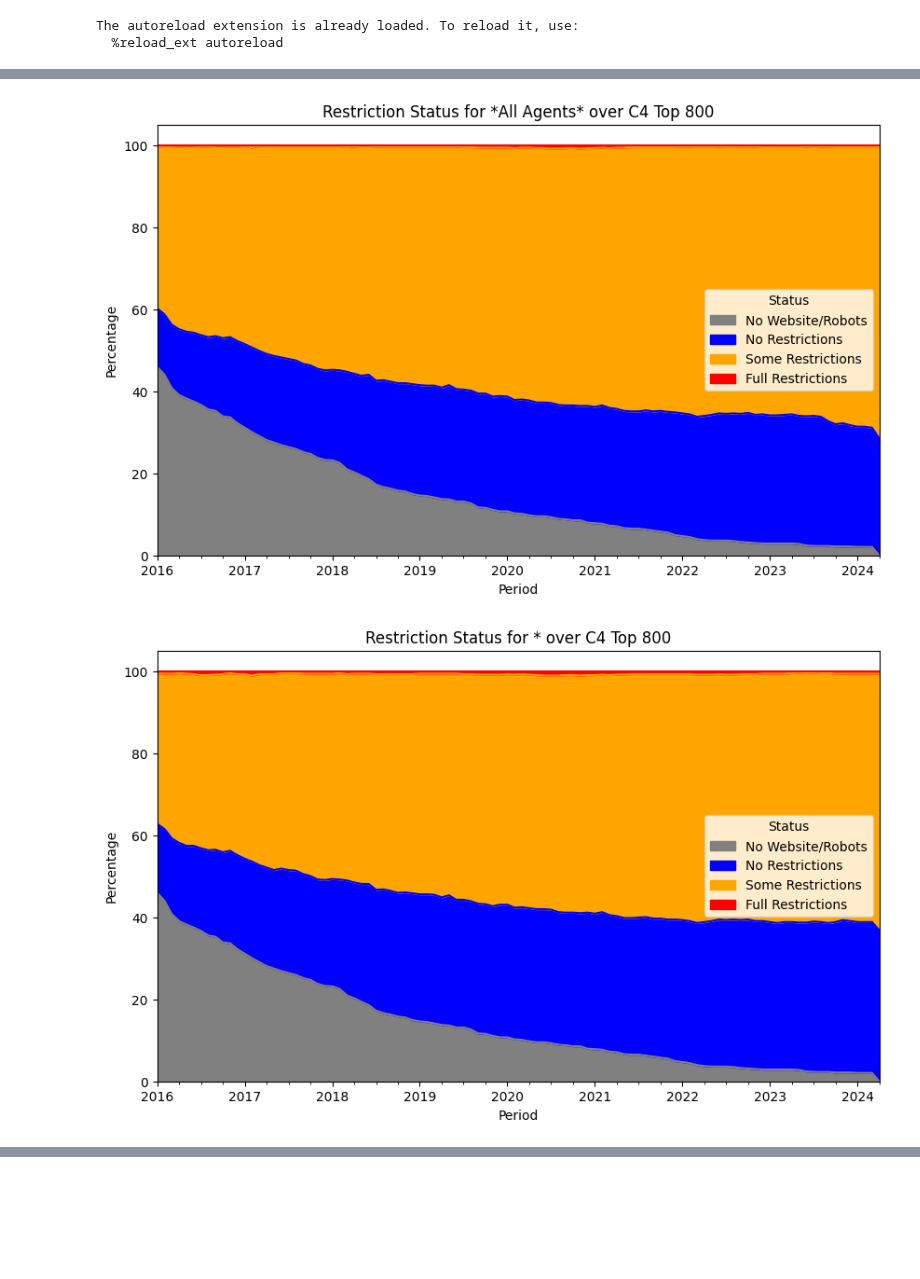
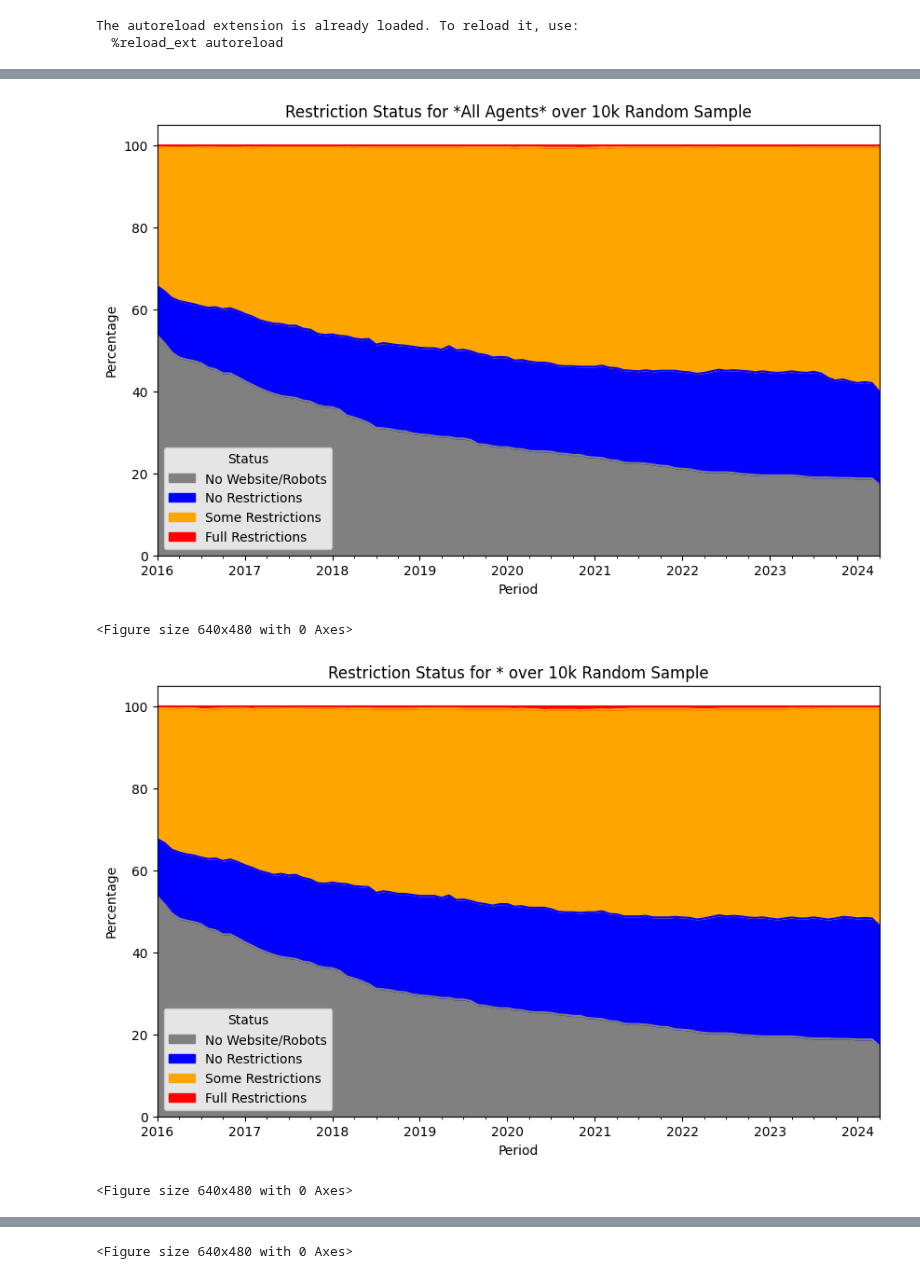
Before and after one commit to Data-Provenance-Initiative/Data-Provenance-Collection, a Jupyter notebook: src/analysis/robots_analysis.ipynb, the cells around one changed output, grey strips where cells are left out. Drawn from its saved outputs; the diff is of its cells as text; code cells hidden in the pictures; blank space fills up the shorter version.

```diff
--- a/src/analysis/robots_analysis.ipynb
+++ b/src/analysis/robots_analysis.ipynb
@@ -44,7 +50,7 @@ data = data2
 # Print out start and end years of the data:
 
 all_times = []
-for k, vs in data.items():
+for k, vs in joined_robots.items():
     for time in vs:
         all_times.append(time)
 all_times = set(all_times)
@@ -86,0 +79,5 @@ def find_closest_time_key(dates, target_period, direction):
+# %%
+# top N sample: TODO: Top 1k vs top 800 token info.
+top_c4_urls = url_token_lookup.top_k_urls("c4", 1000)
+url_robots_summary_head = {k: url_robots_summary[k] for k in top_c4_urls if k in top_c4_urls}
+url_robots_summary_rand = {k: url_robots_summary[k] for k, _ in random_10k_robots.items()}
@@ -155,0 +185,12 @@ summary_df = pd.DataFrame(summary_df_list)
+# %%
+
+# Dataframe w/ [Period, Agent, Status, count(URLs or tokens)]
+robots_temporal_head_summary = robots_util.robots_temporal_to_df(
+    robots_filled_status_head_summary,
+    url_to_counts=c4_url_to_counts,
+)
+# Dataframe w/ [Period, Agent, Status, count(URLs or tokens)]
+robots_temporal_rand_summary = robots_util.robots_temporal_to_df(
+    robots_filled_status_rand_summary,
+    url_to_counts=c4_url_to_counts,
+)
@@ -156,42 +224,52 @@ summary_df = pd.DataFrame(summary_df_list)
 # %%
-import pandas as pd
-import matplotlib.pyplot as plt
 
-for agent_type in TRACK_AGENT_LIST:
-# agent_type = '*All Agents*'
-# agent_type = 'GPTBot'
 
-    # Filter the DataFrame for the agent labeled '*'
-    filtered_df = summary_df[summary_df['agent'] == agent_type]
+# for agent_type in robots_util.BOT_TRACKER.keys():
+
+def plot_robots_time_map(df, agent_type, val_key):
+
+    # Filter the DataFrame for the relevant agent
+    filtered_df = df[df['agent'] == agent_type]
 
     # Group by 'period' and 'status', and sum up the 'count'
-    grouped_df = filtered_df.groupby(['period', 'status'])['count'].sum().unstack(fill_value=0)
+    grouped_df = filtered_df.groupby(['period', 'status'])[val_key].sum().unstack(fill_value=0)
 
     # Optional: Reorder the columns as desired (replace 'status1', 'status2', etc., with your actual status names)
     ordered_statuses = ['N/A', 'none', 'some', 'all']  # Example: reorder as per your preference
     grouped_df = grouped_df[ordered_statuses]
 
     # Calculate the total counts for each period
     total_counts = grouped_df.sum(axis=1)
 
     # Calculate the percentage of each status per period
     percent_df = grouped_df.div(total_counts, axis=0) * 100
 
     # Specify colors for each stack (ensure this matches the order of statuses in 'ordered_statuses')
     colors = ['gray', 'blue', 'orange', 'red']  # Assign colors to each status
 
     # Optional: Rename columns for custom labels in the legend
     percent_df.columns = ['No Website/Robots', 'No Restrictions', 'Some Restrictions', 'Full Restrictions']  # Example labels
     # gray (n/a), blue (some), red (none), orange (all)
     # Plotting the stacked area chart
     # percent_df.plot(kind='area', stacked=True, figsize=(10, 6))#, color=colors)
     percent_df.plot(kind='area', stacked=True, figsize=(10, 6), color=colors)
 
-    plt.title(f"Restriction Status for {agent_type} over C4 Top 800")
+    # plt.title(f"Restriction Status for {agent_type} over C4 Top 800")
+    plt.title(f"Restriction Status for {agent_type} over 10k Random Sample")
     plt.xlabel('Period')
     plt.ylabel('Percentage')
     plt.legend(title='Status')
     plt.show()
+    plt.clf()
+
+
+# for agent in agents_to_track:
+#     plot_robots_time_map(robots_temporal_summary, agent)
+
+for group in agent_groups_to_track:
+    plot_robots_time_map(robots_temporal_head_summary, group, val_key="count")
 # %% [output]
-[figure, old version]
+[figure, new version]
+<Figure size 640x480 with 0 Axes>
-[figure, old version]
+[figure, new version]
+<Figure size 640x480 with 0 Axes>
@@ -198,0 +277 @@ for agent_type in TRACK_AGENT_LIST:
+<Figure size 640x480 with 0 Axes>
```
Also changed, not shown: parts of 22 cells of this notebook, 1 other file.
